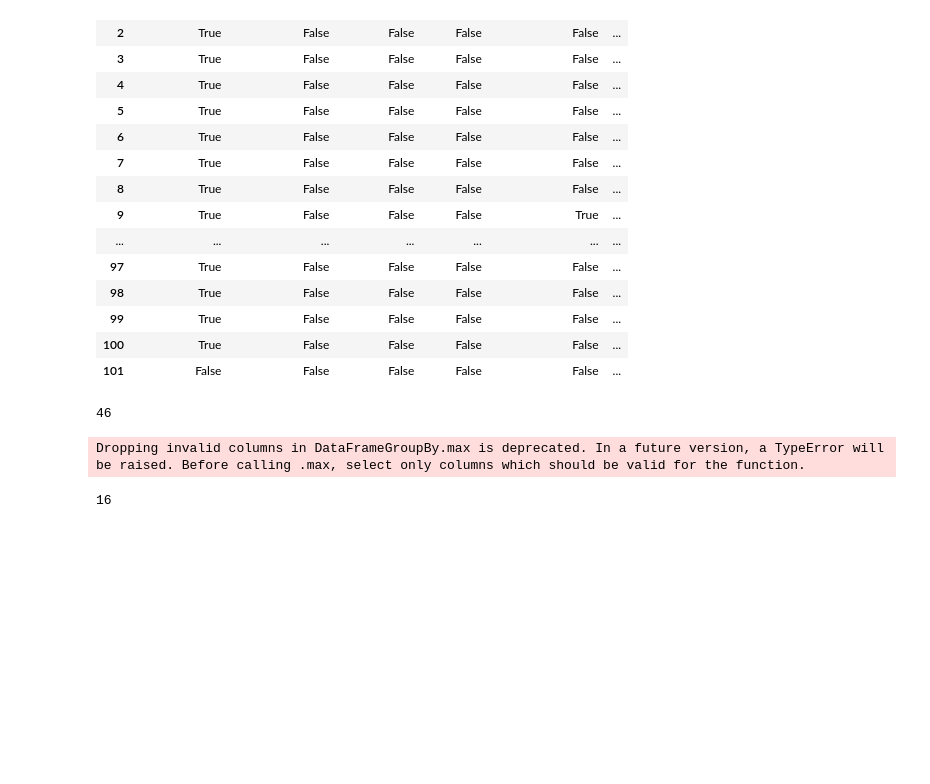
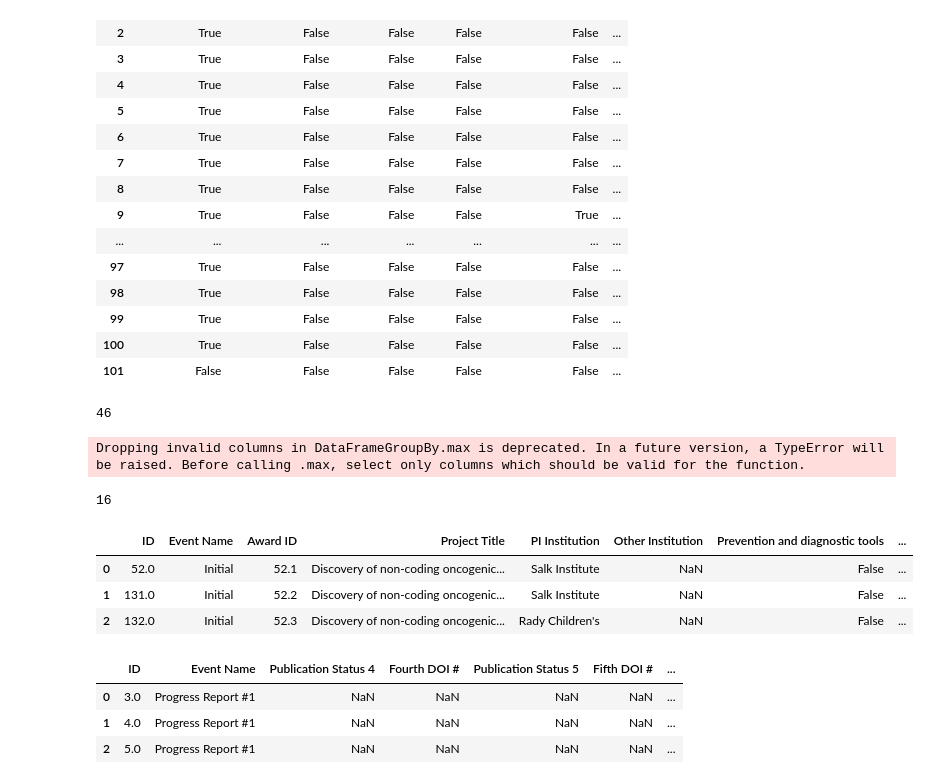
Before and after one commit to UC-San-Diego-Biokind-Analytics/curebound, a Jupyter notebook: curebound/notebooks/phu-diane-data-analysis.ipynb, the cells around one changed output. Drawn from its saved outputs; the diff is of its cells as text; code cells hidden in the pictures; blank space fills up the shorter version.

```diff
--- a/curebound/notebooks/phu-diane-data-analysis.ipynb
+++ b/curebound/notebooks/phu-diane-data-analysis.ipynb
@@ -1509,3 +1537,18 @@ roi.groupby('Project Title').max()['Pediatric cancers'].sum()
 # %% [output]
 Dropping invalid columns in DataFrameGroupBy.max is deprecated. In a future version, a TypeError will be raised. Before calling .max, select only columns which should be valid for the function.
 16
+# %%
+pd.set_option('display.max_rows', 10)
+roi_adj.head(3)
+# %% [output]
+|  | ID | Event Name | Award ID | Project Title | PI Institution | Other Institution | Prevention and diagnostic tools | ... |
+| 0 | 52.0 | Initial | 52.1 | Discovery of non-coding oncogenic... | Salk Institute | NaN | False | ... |
+| 1 | 131.0 | Initial | 52.2 | Discovery of non-coding oncogenic... | Salk Institute | NaN | False | ... |
+| 2 | 132.0 | Initial | 52.3 | Discovery of non-coding oncogenic... | Rady Children's | NaN | False | ... |
+# %%
+pr.head(3)
+# %% [output]
+|  | ID | Event Name | Publication Status 4 | Fourth DOI # | Publication Status 5 | Fifth DOI # | ... |
+| 0 | 3.0 | Progress Report #1 | NaN | NaN | NaN | NaN | ... |
+| 1 | 4.0 | Progress Report #1 | NaN | NaN | NaN | NaN | ... |
+| 2 | 5.0 | Progress Report #1 | NaN | NaN | NaN | NaN | ... |
```
Also changed, not shown: parts of 6 cells of this notebook, 4 other files.
